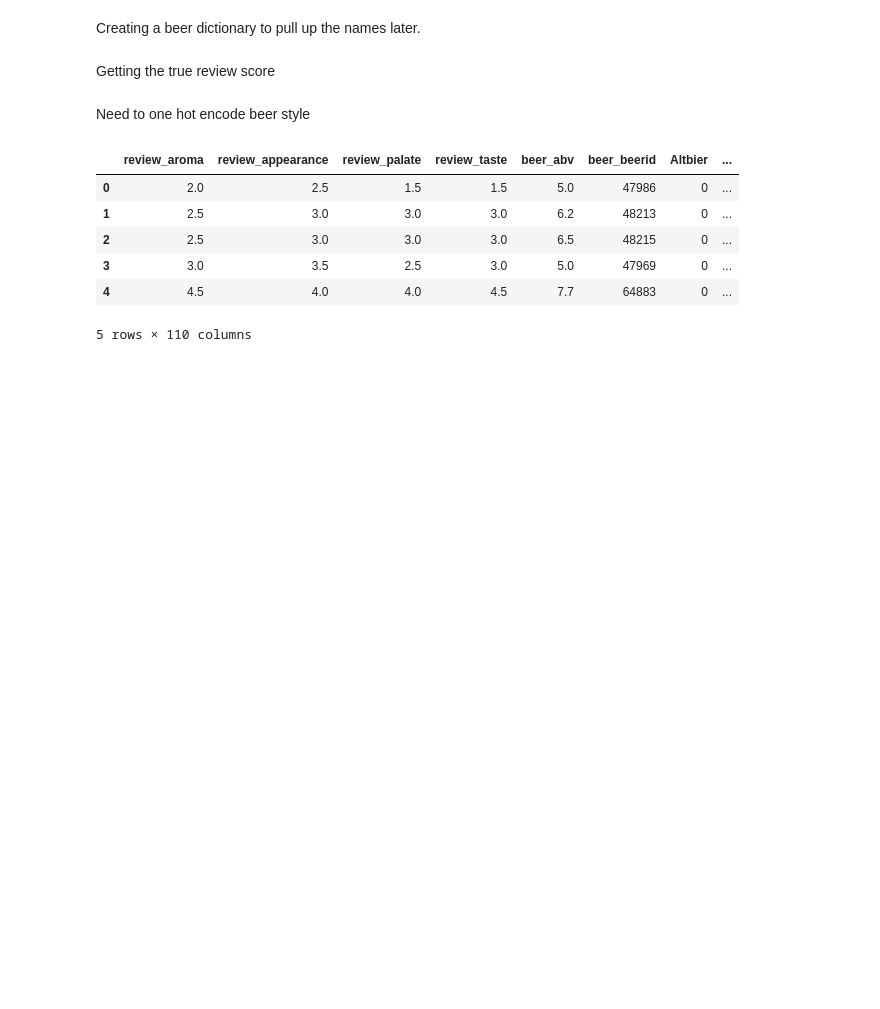
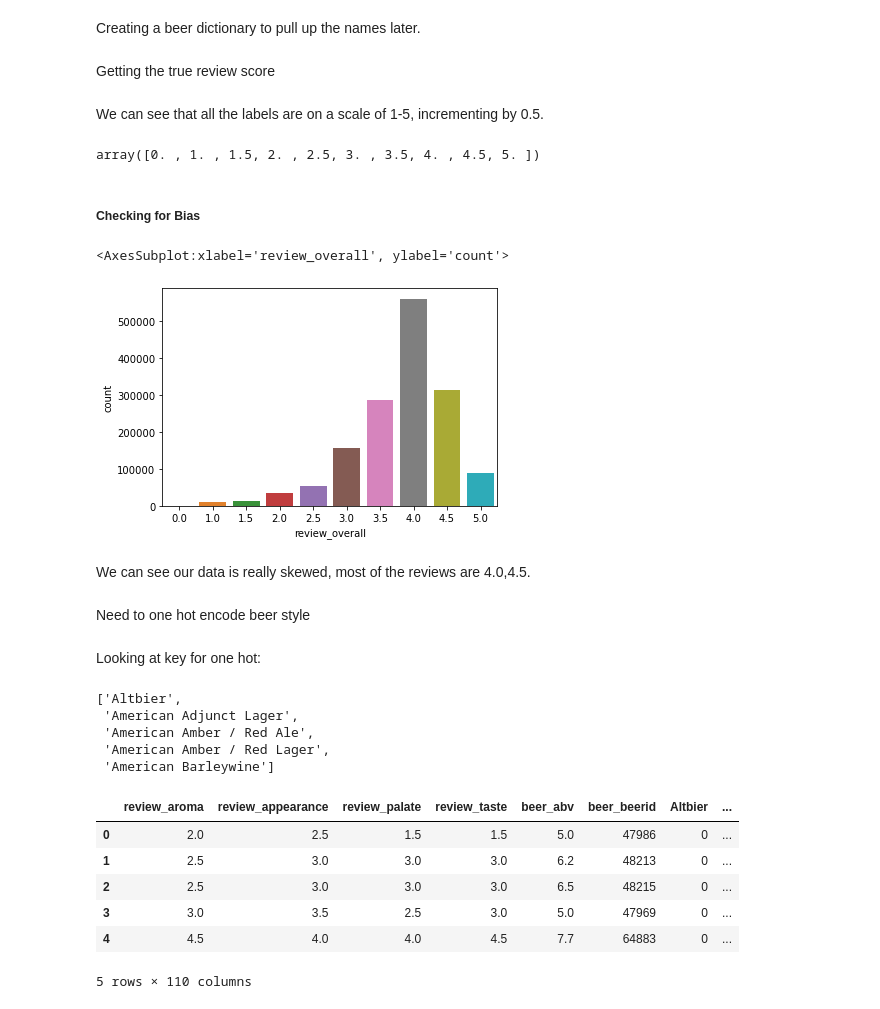
Before and after one commit to COGS118A/Group008-Wi23, a Jupyter notebook: CheckpointGroup008-Wi23.ipynb, the cells around one changed output. Saved outputs shown, nothing was run; the diff lists cells and outputs as text; code cells hidden in the pictures; blank space fills up the shorter version.

```diff
--- a/CheckpointGroup008-Wi23.ipynb
+++ b/CheckpointGroup008-Wi23.ipynb
@@ -79,6 +80,21 @@ beer_dict = dict(zip(df['beer_beerid'],df['beer_name']))
 Getting the true review score
 # %%
 y = df.loc[:, 'review_overall']
+# %% [markdown]
+We can see that all the labels are on a scale of 1-5, incrementing by 0.5.
+# %%
+np.unique(y)
+# %% [output]
+array([0. , 1. , 1.5, 2. , 2.5, 3. , 3.5, 4. , 4.5, 5. ])
+# %% [markdown]
+##### Checking for Bias
+# %%
+sns.countplot(x=df['review_overall'],data=df)
+# %% [output]
+<AxesSubplot:xlabel='review_overall', ylabel='count'>
+[figure, added]
+# %% [markdown]
+We can see our data is really skewed, most of the reviews are 4.0,4.5.
 # %%
 df = df.drop(['brewery_id','brewery_name','review_time','review_profilename', 'beer_name','review_overall'],axis=1)
 # %% [markdown]
@@ -87,6 +103,17 @@ Need to one hot encode beer style
 one_hot = pd.get_dummies(df['beer_style'])
 df = pd.concat([df, one_hot], axis=1)
 X = df.drop('beer_style', axis=1)
+# %% [markdown]
+Looking at key for one hot:
+# %%
+one_hot = one_hot.columns.tolist()
+one_hot[:5]
+# %% [output]
+['Altbier',
+ 'American Adjunct Lager',
+ 'American Amber / Red Ale',
+ 'American Amber / Red Lager',
+ 'American Barleywine']
 # %%
 X.head()
 # %% [output]
```
Also changed, not shown: parts of 70 cells of this notebook.
